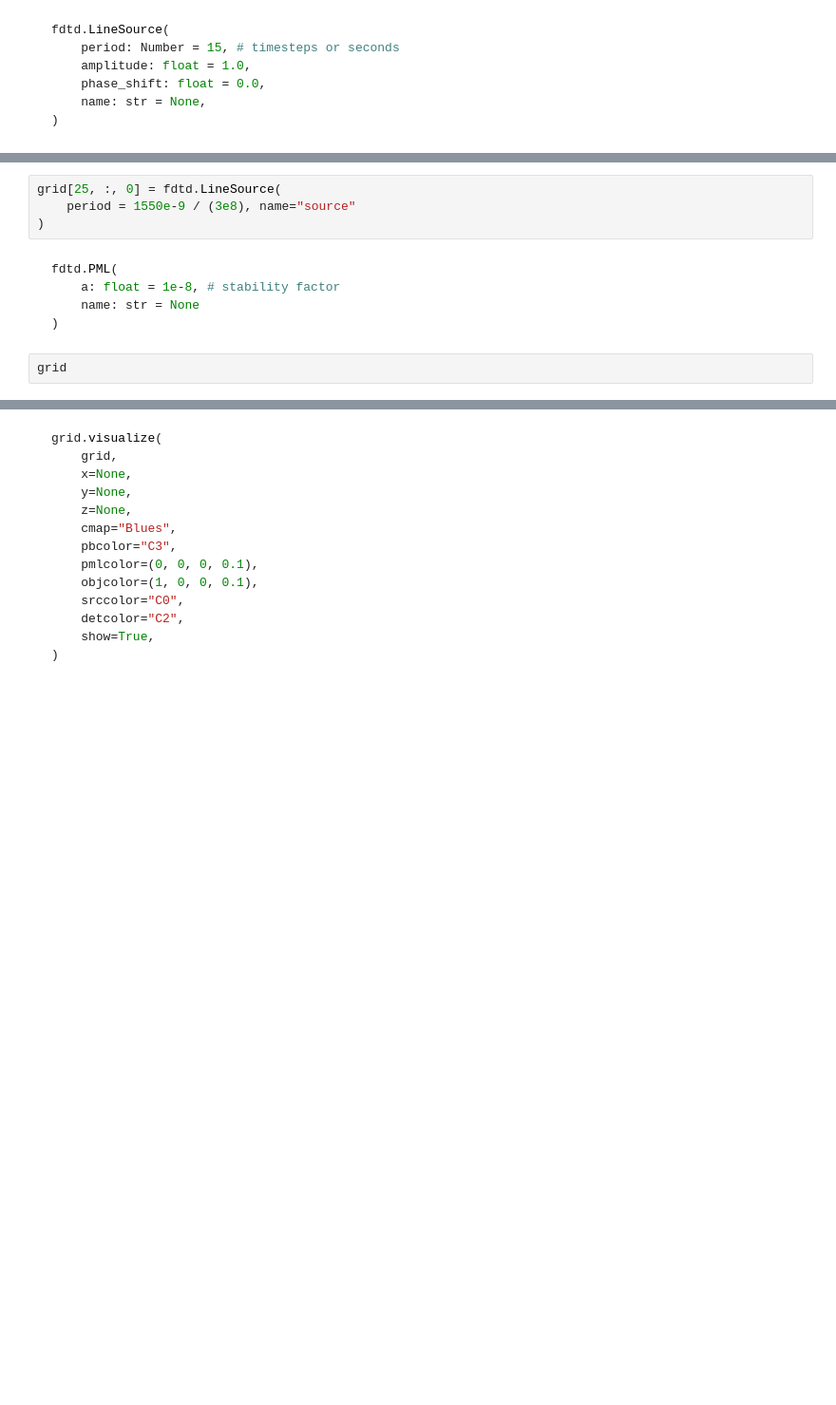
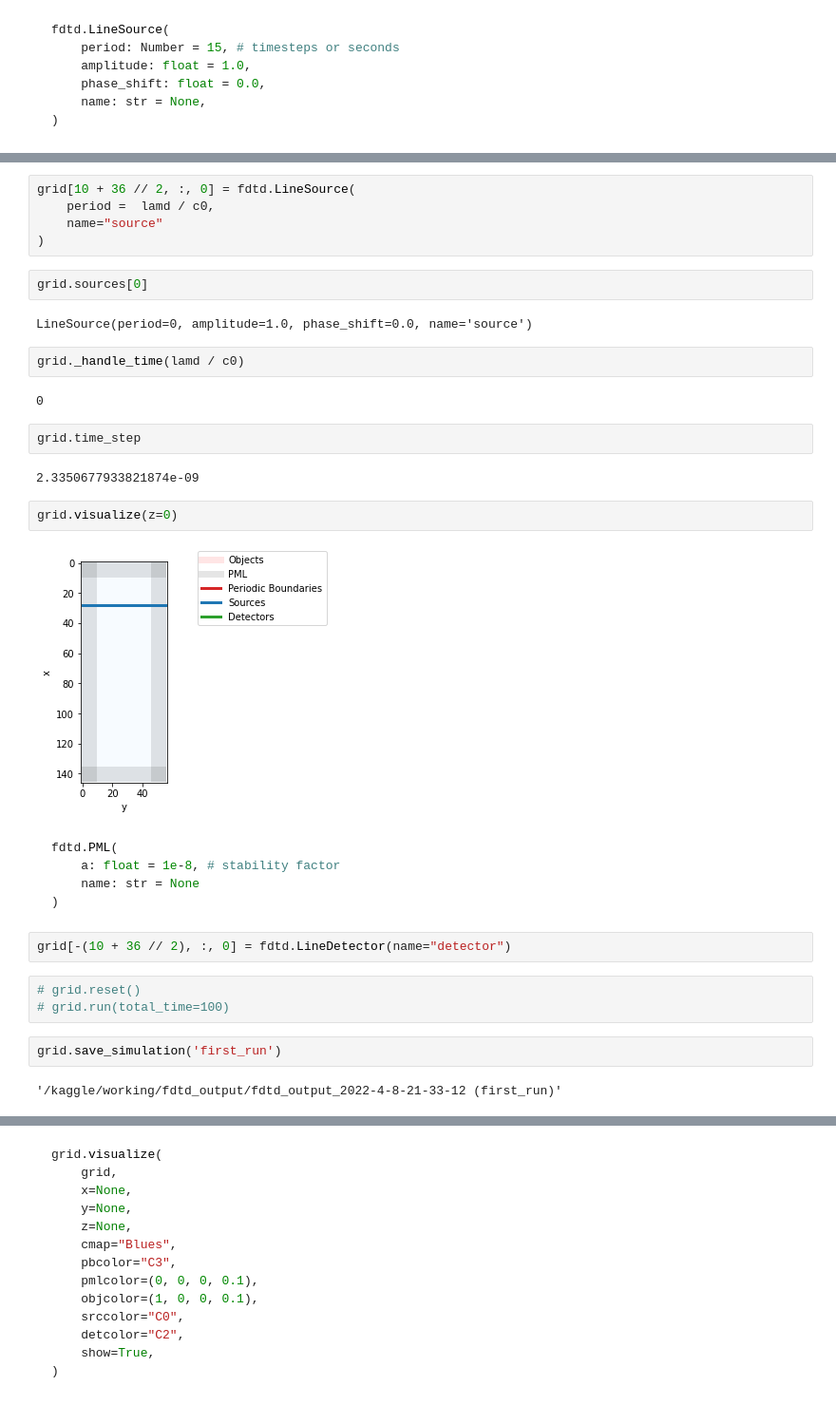
Before and after one commit to tornikeo/fe_vortex_optic_gates, a Jupyter notebook: fdtd-simulation.ipynb, the cells around one changed output, grey strips where cells are left out. Shown at 95% size. Cells and saved outputs as stored; diff of their text form; blank space fills up the shorter version.

````diff
--- a/fdtd-simulation.ipynb
+++ b/fdtd-simulation.ipynb
@@ -192,7 +199,24 @@ grid.visualize(z=0)
 # %%
-grid[25, :, 0] = fdtd.LineSource(
-    period = 1550e-9 / (3e8), name="source"
+grid[10 + 36 // 2, :, 0] = fdtd.LineSource(
+    period =  lamd / c0,
+    name="source"
 )
+# %%
+grid.sources[0]
+# %% [output]
+LineSource(period=0, amplitude=1.0, phase_shift=0.0, name='source')
+# %%
+grid._handle_time(lamd / c0)
+# %% [output]
+0
+# %%
+grid.time_step
+# %% [output]
+2.3350677933821874e-09
+# %%
+grid.visualize(z=0)
+# %% [output]
+[figure, added]
 # %% [markdown]
 ```python
 fdtd.PML(
@@ -200,6 +224,13 @@ fdtd.PML(
     name: str = None
 )
 ```
+# %%
+grid[-(10 + 36 // 2), :, 0] = fdtd.LineDetector(name="detector")
+# %%
+# grid.reset()
+# grid.run(total_time=100)
 # %%
-grid
+grid.save_simulation('first_run')
+# %% [output]
+'/kaggle/working/fdtd_output/fdtd_output_2022-4-8-21-33-12 (first_run)'
 # %%
````
Also changed, not shown: parts of 22 cells of this notebook.
